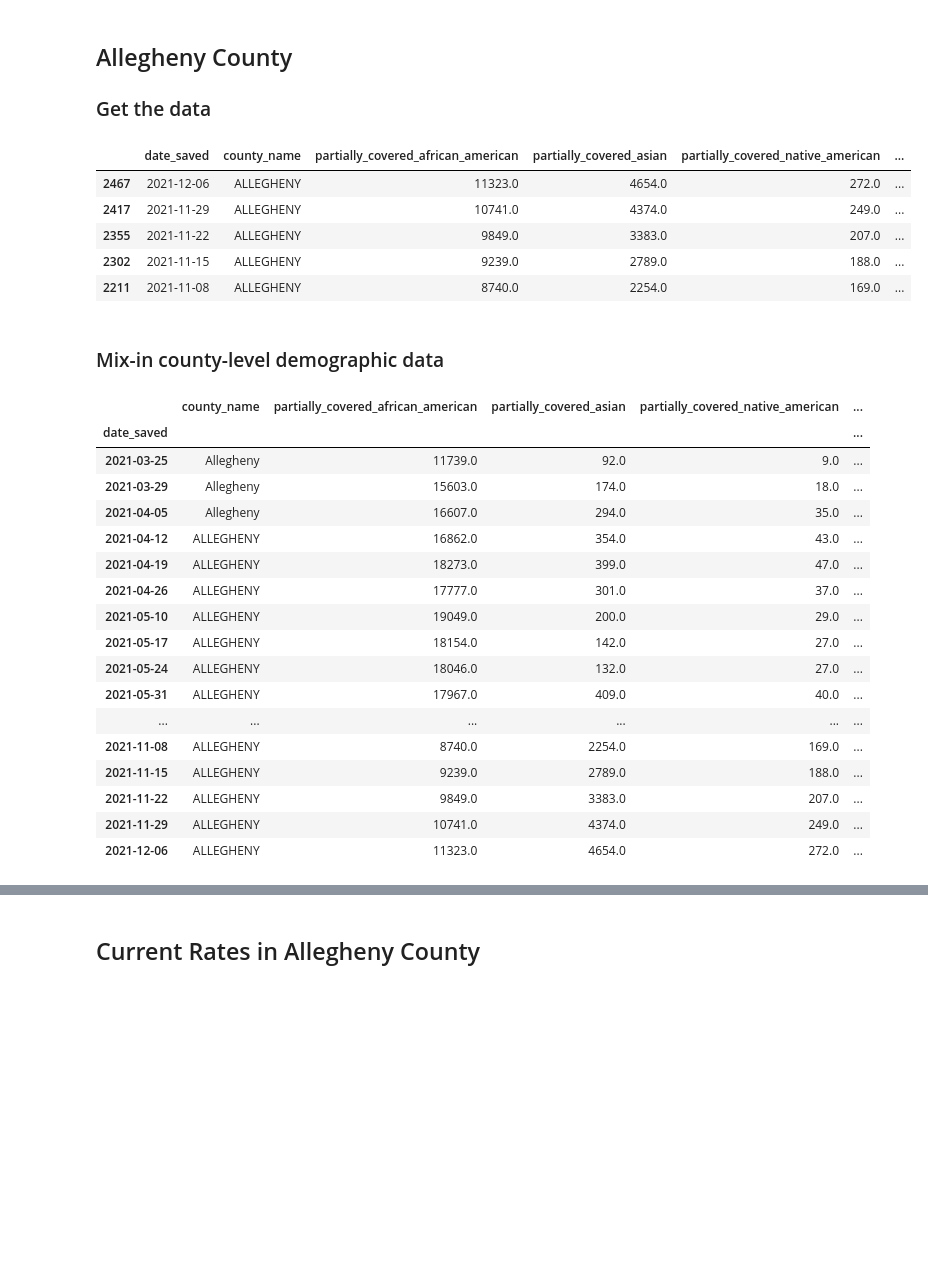
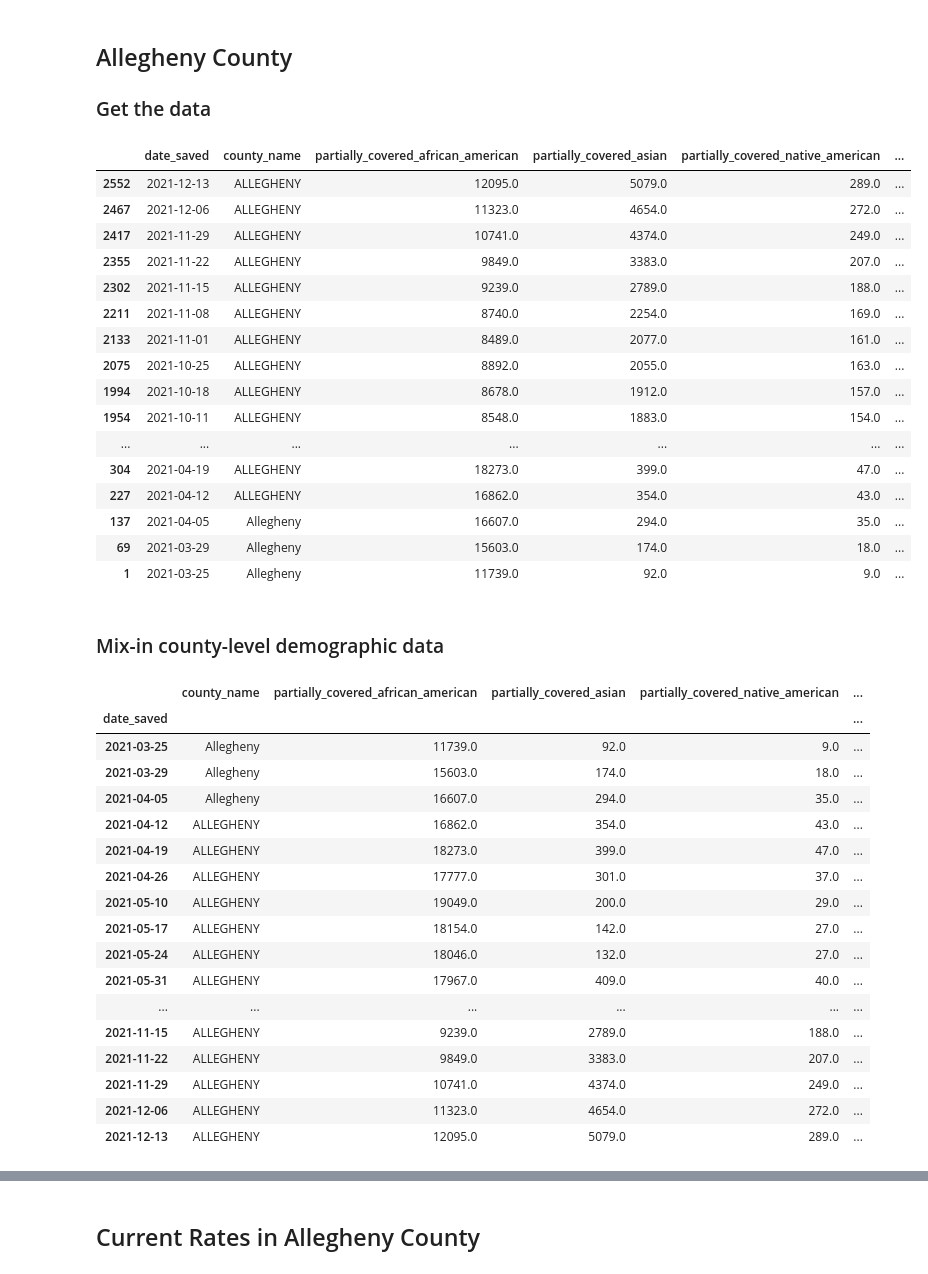
Before and after one commit to WPRDC/bec-vaccination-map, a Jupyter notebook: notebooks/vaccination-rates.ipynb, the cells around one changed output, grey strips where cells are left out. Drawn from its saved outputs; the diff is of its cells as text; code cells hidden in the pictures; blank space fills up the shorter version.

```diff
--- a/notebooks/vaccination-rates.ipynb
+++ b/notebooks/vaccination-rates.ipynb
@@ -127,35 +118,41 @@ rate_plot = by_date_zip_pivot.plot(
 ### Get the data
 # %%
 # get county data for comparison
-county_csv = 'https://data.wprdc.org/datastore/dump/7272bc6b-7c7e-4a7f-9ec0-9ee034e6147e'
 county_by_race_csv = 'https://data.wprdc.org/datastore/dump/a6f52fb9-6c3a-40e4-adc4-2bd806b165fd'
 
 county_df = pd.read_csv(
     county_by_race_csv,
     parse_dates=['date_saved'],
     converters=converters,
     usecols=lambda c: c not in ['latitude', 'longitude', 'date_updated'],
 )
+race_strings = ['african_american', 'asian', 'multiple_other', 'native_american', 'pacific_islander', 'white', 'unknown']
 
-# calculate totals
+# calculate
 county_df['fully_covered_total'] = sum([county_df[f'fully_covered_{race_str}'] for race_str in race_strings])
-county_df['fully_covered_total_known'] = sum(
-    [county_df[f'fully_covered_{race_str}'] for race_str in race_strings if race_str != 'unknown'])
-
 county_df['partially_covered_total'] = sum([county_df[f'partially_covered_{race_str}'] for race_str in race_strings])
-county_df['partially_covered_total_known'] = sum(
-    [county_df[f'partially_covered_{race_str}'] for race_str in race_strings if race_str != 'unknown'])
 
 # limit to allegheny county
 county_df = county_df[(county_df['county_name'].str.upper() == 'ALLEGHENY')]
-county_df.sort_index(ascending=False).head()
+county_df.sort_index(ascending=False)
 # %% [output]
 |  | date_saved | county_name | partially_covered_african_american | partially_covered_asian | partially_covered_native_american | ... |
+| 2552 | 2021-12-13 | ALLEGHENY | 12095.0 | 5079.0 | 289.0 | ... |
 | 2467 | 2021-12-06 | ALLEGHENY | 11323.0 | 4654.0 | 272.0 | ... |
 | 2417 | 2021-11-29 | ALLEGHENY | 10741.0 | 4374.0 | 249.0 | ... |
 | 2355 | 2021-11-22 | ALLEGHENY | 9849.0 | 3383.0 | 207.0 | ... |
 | 2302 | 2021-11-15 | ALLEGHENY | 9239.0 | 2789.0 | 188.0 | ... |
 | 2211 | 2021-11-08 | ALLEGHENY | 8740.0 | 2254.0 | 169.0 | ... |
+| 2133 | 2021-11-01 | ALLEGHENY | 8489.0 | 2077.0 | 161.0 | ... |
+| 2075 | 2021-10-25 | ALLEGHENY | 8892.0 | 2055.0 | 163.0 | ... |
+| 1994 | 2021-10-18 | ALLEGHENY | 8678.0 | 1912.0 | 157.0 | ... |
+| 1954 | 2021-10-11 | ALLEGHENY | 8548.0 | 1883.0 | 154.0 | ... |
+| ... | ... | ... | ... | ... | ... | ... |
+| 304 | 2021-04-19 | ALLEGHENY | 18273.0 | 399.0 | 47.0 | ... |
+| 227 | 2021-04-12 | ALLEGHENY | 16862.0 | 354.0 | 43.0 | ... |
+| 137 | 2021-04-05 | Allegheny | 16607.0 | 294.0 | 35.0 | ... |
+| 69 | 2021-03-29 | Allegheny | 15603.0 | 174.0 | 18.0 | ... |
+| 1 | 2021-03-25 | Allegheny | 11739.0 | 92.0 | 9.0 | ... |
 # %% [markdown]
 ### Mix-in county-level demographic data
 # %%
@@ -179,24 +176,24 @@ total_pop_tables = {
 
 # make mapping of race category string to respective acs tables
 lt_12_tables = {
-    'total': ['B01001003', 'B01001004', 'B01001027', 'B01001028'],
-    'african_american': ['B01001B003', 'B01001B004', 'B01001B027', 'B01001B028'],
-    'asian': ['B01001D003', 'B01001D004', 'B01001D027', 'B01001D028'],
-    'multiple_other': ['B01001F003', 'B01001F004', 'B01001F027', 'B01001F028',
-                       'B01001G003', 'B01001G004', 'B01001G027', 'B01001G028'],
-    'native_american': ['B01001C003', 'B01001C004', 'B01001C027', 'B01001C028'],
-    'pacific_islander': ['B01001E003', 'B01001E004', 'B01001E027', 'B01001E028'],
-    'white': ['B01001A003', 'B01001A004', 'B01001A027', 'B01001A028'],
+    'total': ['B01001003', 'B01001004', 'B01001018', 'B01001019'],
+    'african_american': ['B01001B003', 'B01001B004', 'B01001B018', 'B01001B019'],
+    'asian': ['B01001D003', 'B01001D004', 'B01001D018', 'B01001D019'],
+    'multiple_other': ['B01001F003', 'B01001F004', 'B01001F018', 'B01001F019',
+                       'B01001G003', 'B01001G004', 'B01001G018', 'B01001G019'],
+    'native_american': ['B01001C003', 'B01001C004', 'B01001C018', 'B01001C019'],
+    'pacific_islander': ['B01001E003', 'B01001E004', 'B01001E018', 'B01001A019'],
+    'white': ['B01001A003', 'B01001A004', 'B01001A018', 'B01001A019']
 }
 
 lt_5_tables = {
-    'total': ['B01001003', ],
-    'african_american': ['B01001B003', ],
-    'asian': ['B01001D003', ],
-    'multiple_other': ['B01001F003', 'B01001G003'],
-    'native_american': ['B01001C003', ],
-    'pacific_islander': ['B01001E003', ],
-    'white': ['B01001A003', ],
+    'total': ['B01001003', 'B01001018', ],
+    'african_american': ['B01001B003', 'B01001B018', ],
+    'asian': ['B01001D003', 'B01001D018' ],
+    'multiple_other': ['B01001F003', 'B01001F003', 'B01001G018'],
+    'native_american': ['B01001C003', 'B01001C018', ],
+    'pacific_islander': ['B01001E003', 'B01001E018', ],
+    'white': ['B01001A003', 'B01001A018', ],
 }
 
 total_pops = {}
@@ -220,11 +217,11 @@ county_df.set_index('date_saved')
 | 2021-05-24 | ALLEGHENY | 18046.0 | 132.0 | 27.0 | ... |
 | 2021-05-31 | ALLEGHENY | 17967.0 | 409.0 | 40.0 | ... |
 | ... | ... | ... | ... | ... | ... |
-| 2021-11-08 | ALLEGHENY | 8740.0 | 2254.0 | 169.0 | ... |
 | 2021-11-15 | ALLEGHENY | 9239.0 | 2789.0 | 188.0 | ... |
 | 2021-11-22 | ALLEGHENY | 9849.0 | 3383.0 | 207.0 | ... |
 | 2021-11-29 | ALLEGHENY | 10741.0 | 4374.0 | 249.0 | ... |
 | 2021-12-06 | ALLEGHENY | 11323.0 | 4654.0 | 272.0 | ... |
+| 2021-12-13 | ALLEGHENY | 12095.0 | 5079.0 | 289.0 | ... |
 # %%
 import numpy as np
 import pprint
```
Also changed, not shown: parts of 10 cells of this notebook, 1 other file.
